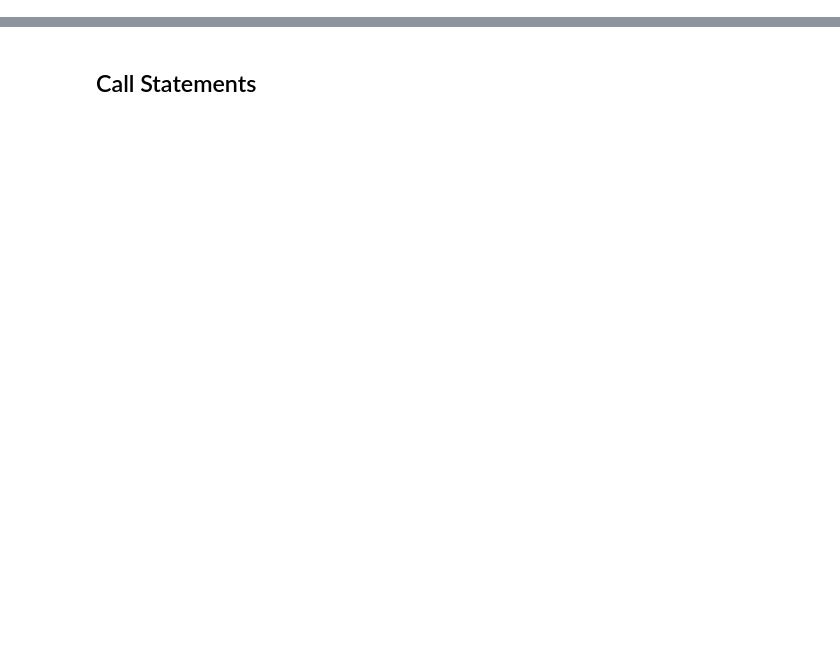
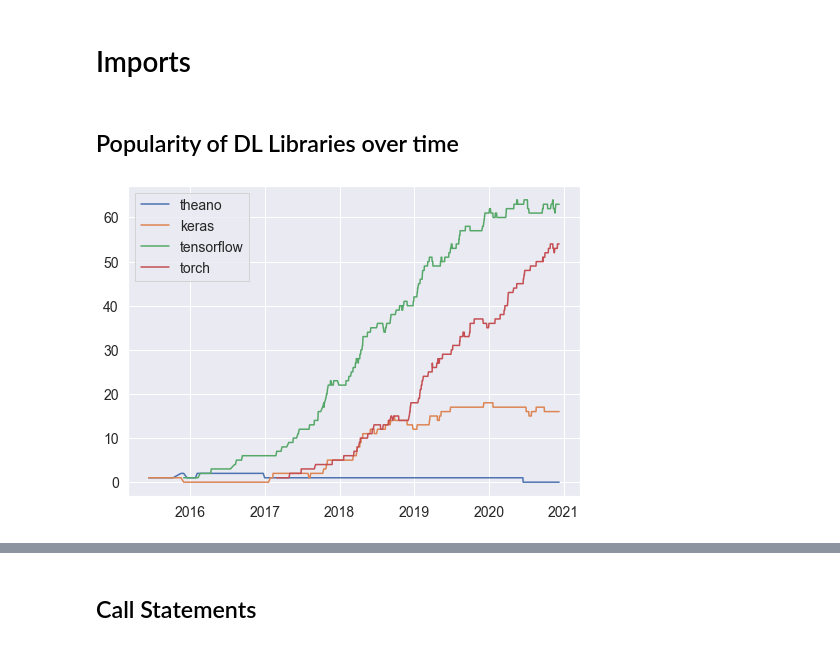
Before and after one commit to brombaut/CISC873_TermProject, a Jupyter notebook: analytics/dl_lib_evo_analytics.ipynb, the cells around one changed output, grey strips where cells are left out. Drawn from its saved outputs; the diff is of its cells as text; code cells hidden in the pictures; blank space fills up the shorter version.

```diff
--- a/analytics/dl_lib_evo_analytics.ipynb
+++ b/analytics/dl_lib_evo_analytics.ipynb
@@ -1,4 +1,5 @@
 # %%
+import re
 import numpy as np
 import pandas as pd
 import seaborn as sns
@@ -7,4 +8,7 @@ import matplotlib.dates as mdates
 from matplotlib.pyplot import figure
 from matplotlib.ticker import MaxNLocator
 from datetime import datetime
+from apyori import apriori
+pd.set_option('display.max_columns', 500)
 pd.set_option('display.max_colwidth', None)
+sns.set()
@@ -34,0 +40,11 @@ repo_import_diffs_timeline: 4004 4412
+# %%
+releases_raw['date'] = pd.to_datetime(releases_raw['date_time'])
+releases = releases_raw.drop(columns=['year', 'month', 'day', 'time', 'date_time'])
+
+import_diffs['type'] = import_diffs['type'].astype('category')
+repo_import_diffs['type'] = repo_import_diffs['type'].astype('category')
+repo_import_diffs_timeline['date'] = pd.to_datetime(repo_import_diffs_timeline['date'])
+
+call_diffs['type'] = call_diffs['type'].astype('category')
+repo_call_diffs['type'] = repo_call_diffs['type'].astype('category')
+repo_call_diffs_timeline['date'] = pd.to_datetime(repo_call_diffs_timeline['date'])
@@ -47,4 +105,0 @@ Transform Releases data
-# %%
-releases_raw['date'] = pd.to_datetime(releases_raw['date_time'])
-releases = releases_raw.drop(columns=['year', 'month', 'day', 'time', 'date_time'])
-ml_repo_import_diffs_timeline['date'] = pd.to_datetime(ml_repo_import_diffs_timeline['date'])
@@ -109,0 +106,34 @@ plt.show()
+# %% [markdown]
+# Imports
+# %% [markdown]
+## Popularity of DL Libraries over time
+# %%
+sns.set()
+fig, ax = plt.subplots(nrows=1, ncols=1, figsize=(7, 5))
+
+params = dict(
+    data=ml_repo_import_diffs_timeline,
+    x='date',
+    y="count",
+    hue='import',
+)
+ax = sns.lineplot(
+    **params,
+    markers=True, dashes=False
+)
+ax.set_xlabel('')
+ax.set_ylabel('', fontsize=14)
+ax.set_title('')
+ax.legend(
+    title="",
+    fancybox=False,
+    fontsize=14
+)
+plt.xticks(fontsize=14)
+plt.yticks(fontsize=14)
+
+fig.tight_layout()
+plt.show()
+save_plot(fig, 'imports_across_repos.png')
+# %% [output]
+[figure, added]
```
Also changed, not shown: parts of 56 cells of this notebook, 5 other files.
